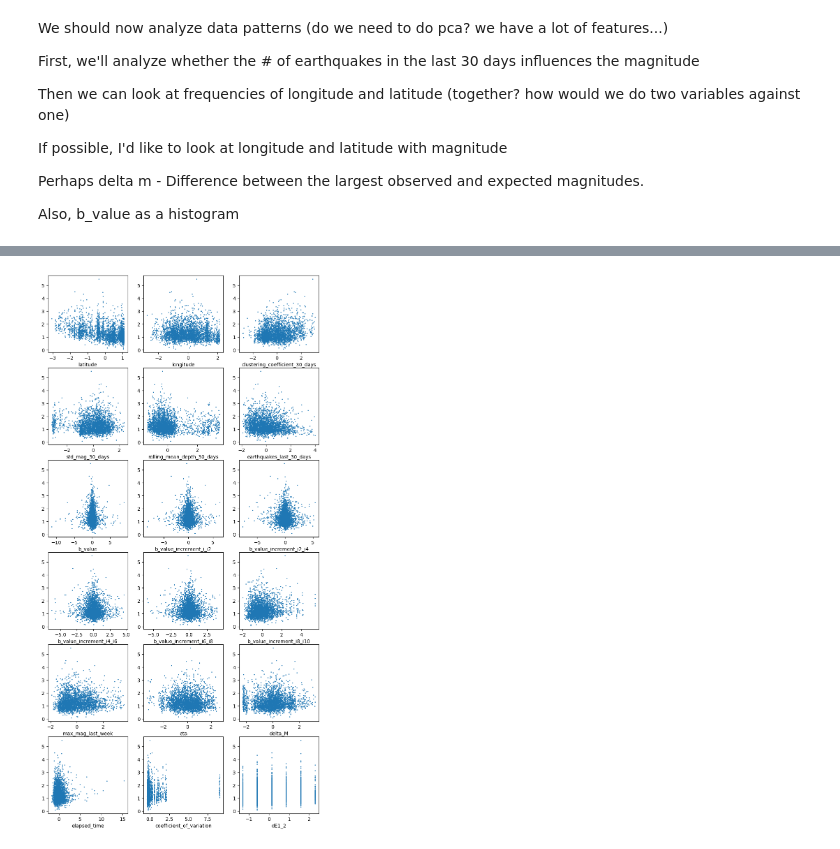
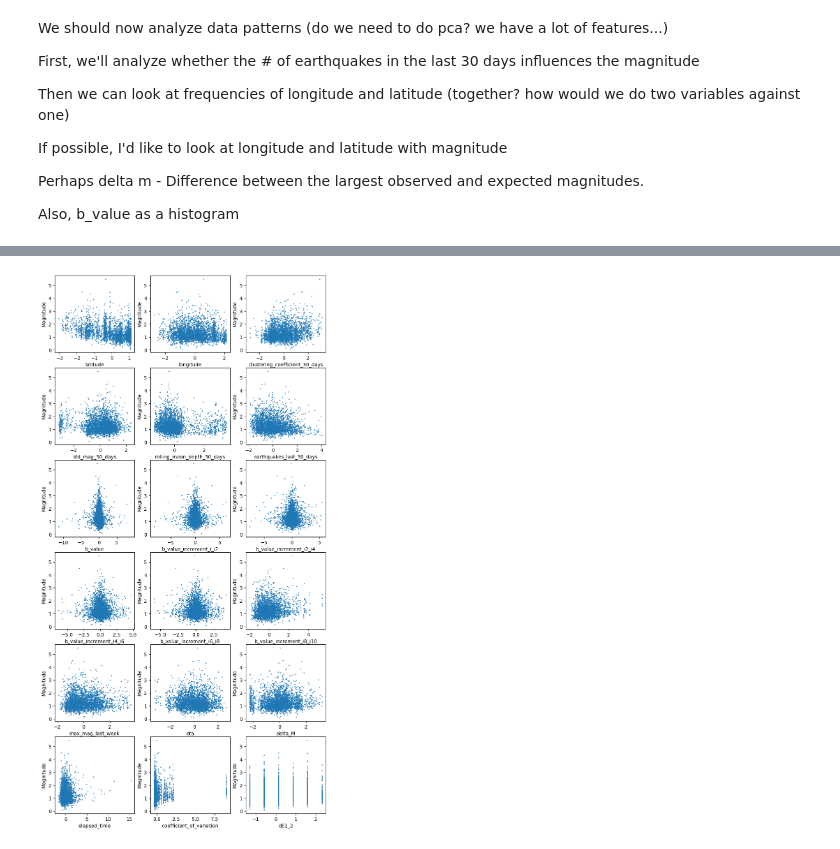
Before and after one commit to Goosy-Goose/CS-UY-4563-final-project, a Jupyter notebook: final_project.ipynb, the cells around one changed output, grey strips where cells are left out. Cells and saved outputs as stored; diff of their text form; code cells hidden in the pictures.

```diff
--- a/final_project.ipynb
+++ b/final_project.ipynb
@@ -133,8 +118,10 @@ plt.scatter(X[:, 5], y, s=50, cmap='autumn')
 # %%
 fig, axs = plt.subplots(6, 3, figsize=(10,20))
 for i in range (0,6):
- for j in range (0,3):
-   axs[i, j].scatter(X_tr[:,i*3+j+1],y_tr, s=1)
-   axs[i, j].set_xlabel(feature_names[i*3+j])
+   for j in range (0,3):
+       axs[i, j].scatter(X_tr[:,i*3+j+1],y_tr, s=1)
+       axs[i, j].set_xlabel(feature_names[i*3+j])
+for ax in axs.flat:
+    ax.set( ylabel='Magnitude')
 # %% [output]
-[figure, old version]
+[figure, new version]
```
Also changed, not shown: parts of 5 cells of this notebook.
